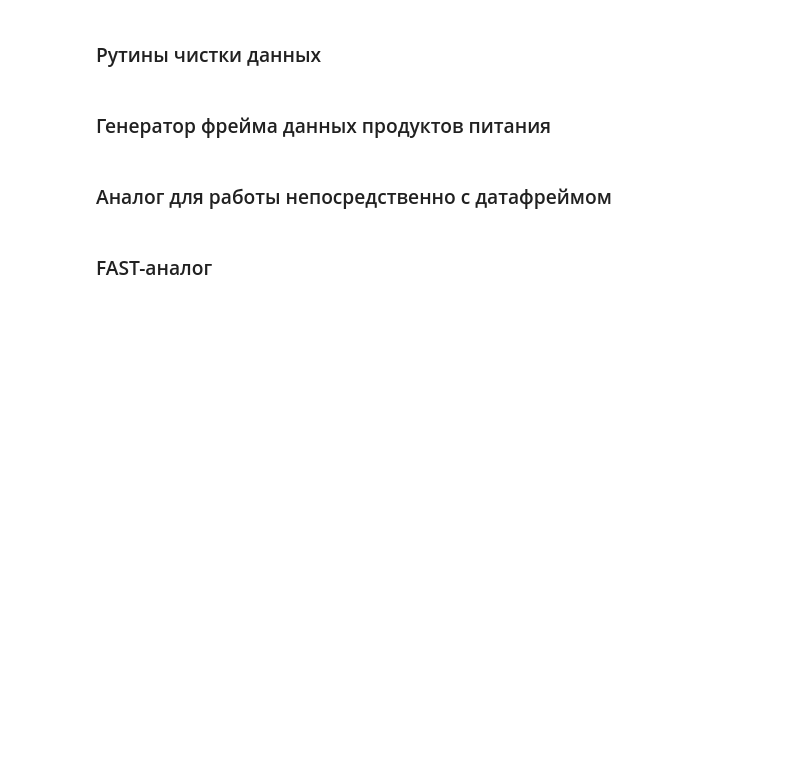
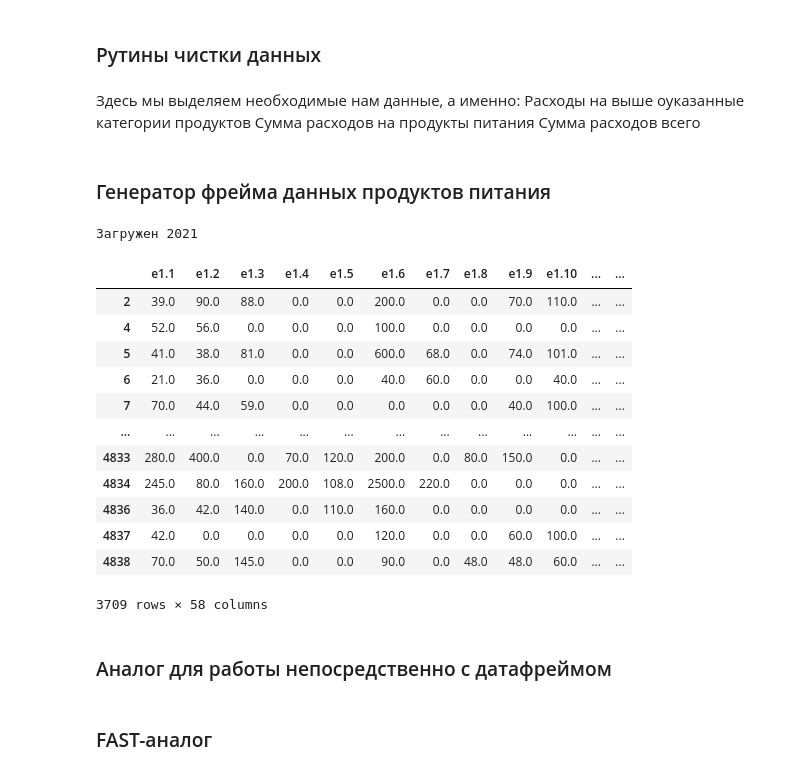
Before and after one commit to chereshan/RLMS, a Jupyter notebook: Разделы/RLMS_HSE_AIDS_2.ipynb, the cells around one changed output. Cells and saved outputs as stored; diff of their text form; code cells hidden in the pictures; blank space fills up the shorter version.

```diff
--- a/Разделы/RLMS_HSE_AIDS_2.ipynb
+++ b/Разделы/RLMS_HSE_AIDS_2.ipynb
@@ -159,17 +232,10 @@ codes_raugh='''1 белый хлеб, кг.
-# %%
-codebook={}
-for i in codes_raugh.split('\n'):
-    n=''
-    for j in i:
-        if j.isnumeric():
-            n=n+j
-        else:
-            break
-
-    codebook[f'e1.{n}']=i.replace(str(n)+' ', "")
-    n=''
 # %% [markdown]
 ### Рутины чистки данных
+# %% [markdown]
+Здесь мы выделяем необходимые нам данные, а именно:
+Расходы на выше оуказанные категории продуктов
+Сумма расходов на продукты питания
+Сумма расходов всего
 # %%
 #==============================================
 def renaming_routine(df1,rename_del):
@@ -214,7 +280,7 @@ def cleaning_routine(dfvar_1,dfvar_2):
 def food_df(year, variable, cleaned=True,rename_del=['wave','quest']):
     if (year<1994) or (year==1997) or (year==1999):
         return 'Волны {0} года не существует.'.format(year)
-    df1=download_wave_hh(year)
+    df1=readrlms.read_wave_hh(year)
 #=============================================================================
     food_costs_cols=[]
     for i in df1.columns:
@@ -271,6 +337,23 @@ def food_df(year, variable, cleaned=True,rename_del=['wave','quest']):
             return food_quant
         if variable=='prices' or variable=='price':
             return 'Невозможно получить индивидуальные цены без чистки данных'
+# %%
+food_df(2021,'costs')
+# %% [output]
+Загружен 2021
+|  | e1.1 | e1.2 | e1.3 | e1.4 | e1.5 | e1.6 | e1.7 | e1.8 | e1.9 | e1.10 | ... | ... |
+| 2 | 39.0 | 90.0 | 88.0 | 0.0 | 0.0 | 200.0 | 0.0 | 0.0 | 70.0 | 110.0 | ... | ... |
+| 4 | 52.0 | 56.0 | 0.0 | 0.0 | 0.0 | 100.0 | 0.0 | 0.0 | 0.0 | 0.0 | ... | ... |
+| 5 | 41.0 | 38.0 | 81.0 | 0.0 | 0.0 | 600.0 | 68.0 | 0.0 | 74.0 | 101.0 | ... | ... |
+| 6 | 21.0 | 36.0 | 0.0 | 0.0 | 0.0 | 40.0 | 60.0 | 0.0 | 0.0 | 40.0 | ... | ... |
+| 7 | 70.0 | 44.0 | 59.0 | 0.0 | 0.0 | 0.0 | 0.0 | 0.0 | 40.0 | 100.0 | ... | ... |
+| ... | ... | ... | ... | ... | ... | ... | ... | ... | ... | ... | ... | ... |
+| 4833 | 280.0 | 400.0 | 0.0 | 70.0 | 120.0 | 200.0 | 0.0 | 80.0 | 150.0 | 0.0 | ... | ... |
+| 4834 | 245.0 | 80.0 | 160.0 | 200.0 | 108.0 | 2500.0 | 220.0 | 0.0 | 0.0 | 0.0 | ... | ... |
+| 4836 | 36.0 | 42.0 | 140.0 | 0.0 | 110.0 | 160.0 | 0.0 | 0.0 | 0.0 | 0.0 | ... | ... |
+| 4837 | 42.0 | 0.0 | 0.0 | 0.0 | 0.0 | 120.0 | 0.0 | 0.0 | 60.0 | 100.0 | ... | ... |
+| 4838 | 70.0 | 50.0 | 145.0 | 0.0 | 0.0 | 90.0 | 0.0 | 48.0 | 48.0 | 60.0 | ... | ... |
+3709 rows × 58 columns
 # %% [markdown]
 ### Аналог для работы непосредственно с датафреймом
 # %%
```
Also changed, not shown: parts of 20 cells of this notebook, 9 other files.
